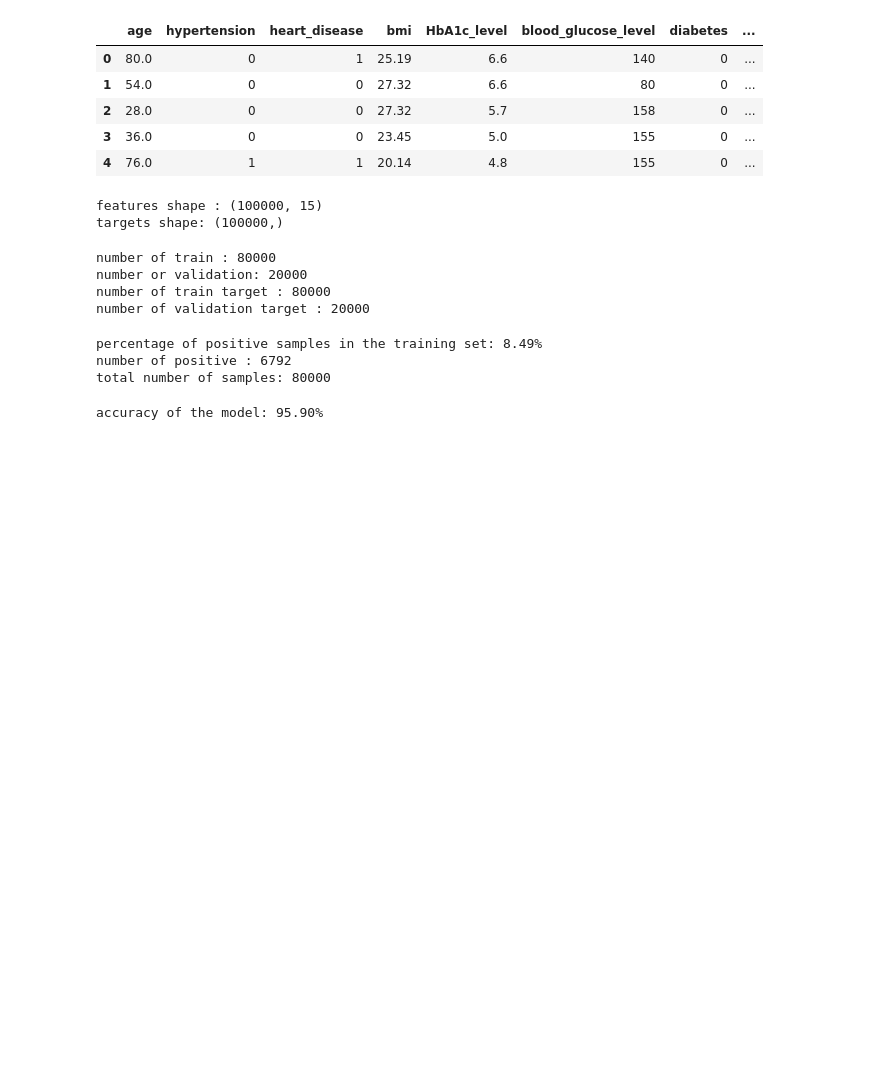
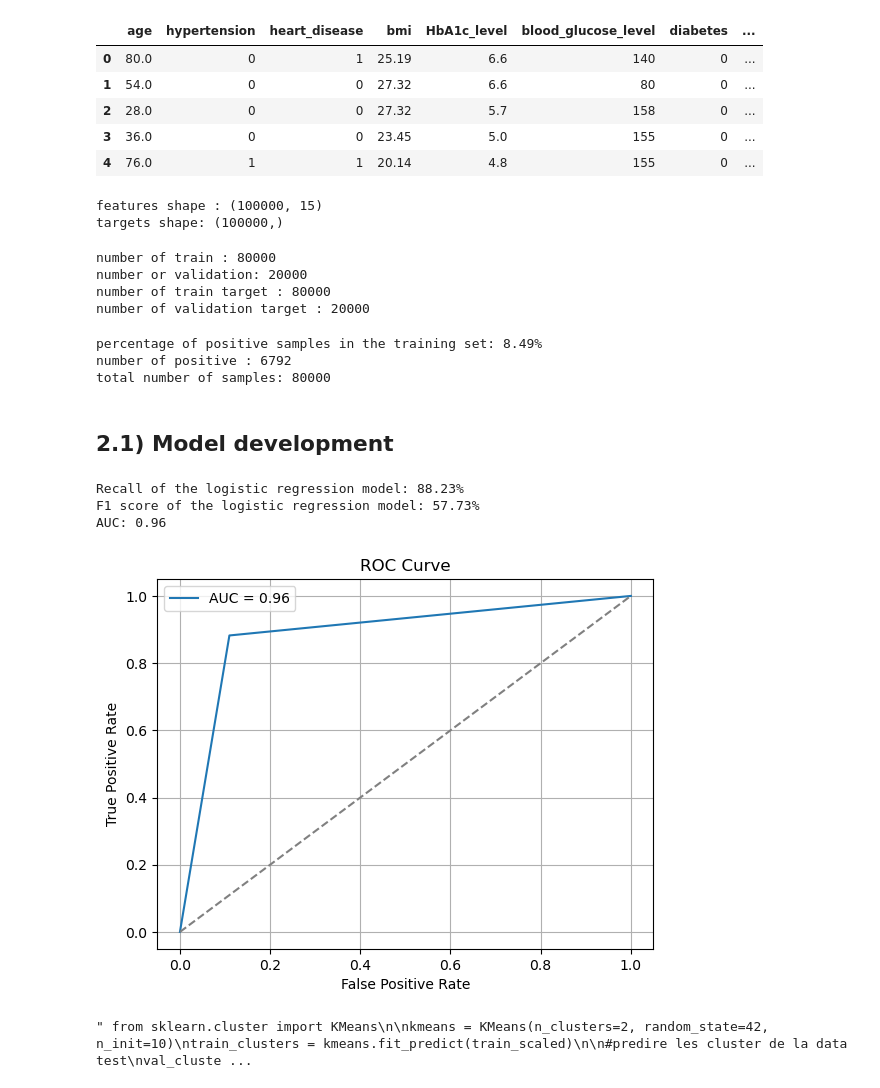
Before and after one commit to cmanell/diabetes_prediction, a Jupyter notebook: projet_ML_DL.ipynb, the cells around one changed output. Cells and saved outputs as stored; diff of their text form; code cells hidden in the pictures; blank space fills up the shorter version.

Commit message:
fix the first model and obtained 88.23% recall

```diff
--- a/projet_ML_DL.ipynb
+++ b/projet_ML_DL.ipynb
@@ -117,15 +148,15 @@ df_ohe.head()
 | 3 | 36.0 | 0 | 0 | 23.45 | 5.0 | 155 | 0 | ... |
 | 4 | 76.0 | 1 | 1 | 20.14 | 4.8 | 155 | 0 | ... |
 # %%
-# target and features
+# targets and features
 col_target = "diabetes"
 col_features = [c for c in df_ohe.columns if c != col_target]
 
 features = np.array(df_ohe[col_features], dtype="float16")
-target = np.array(df_ohe[col_target], dtype="uint8")
+targets = np.array(df_ohe[col_target], dtype="uint8")
 
 print(f"features shape : {features.shape}")
-print(f"targets shape: {target.shape}")
+print(f"targets shape: {targets.shape}")
 # %% [output]
 features shape : (100000, 15)
 targets shape: (100000,)
@@ -134,7 +163,7 @@ targets shape: (100000,)
 # %%
 # split the data into training and validation sets
 train, val, train_targets, val_targets = train_test_split(
-    features, target, test_size=0.2, random_state=42
+    features, targets, test_size=0.2, random_state=42
 )
 
 print(f"number of train : {train.shape[0]}")
@@ -162,12 +191,58 @@ total number of samples: 80000
 scaler = StandardScaler()
 train_scaled = scaler.fit_transform(train)
 val_scaled = scaler.transform(val)
+# %% [markdown]
+## 2.1) Model development
 # %%
+from sklearn.metrics import (accuracy_score, balanced_accuracy_score,
+                             precision_score, recall_score, f1_score,
+                             roc_curve, roc_auc_score, classification_report)
 # Logistic regression model
-model = LogisticRegression()
+model = LogisticRegression(max_iter=1000, class_weight='balanced', random_state=42)
 model.fit(train_scaled, train_targets)
-# evaluate the model
-accuracy = model.score(val_scaled, val_targets)
-print(f"accuracy of the model: {accuracy:.2%}")
+
+# Predictions
+val_preds = model.predict(val_scaled)
+val_probs = model.predict_proba(val_scaled)[:, 1]
+
+# Evaluate recall
+recall = recall_score(val_targets, val_preds)
+f1_score = f1_score(val_targets, val_preds)
+
+print(f"Recall of the logistic regression model: {recall:.2%}")
+print(f"F1 score of the logistic regression model: {f1_score:.2%}")
+
+print("AUC:", f"{roc_auc_score(val_targets, val_probs):.2f}")
 # %% [output]
-accuracy of the model: 95.90%
+Recall of the logistic regression model: 88.23%
+F1 score of the logistic regression model: 57.73%
+AUC: 0.96
+# %%
+'''
+Plot the ROC Curve
+'''
+fpr, tpr, thesholds = roc_curve(val_targets, val_preds)
+plt.plot(fpr, tpr, label=f"AUC = {roc_auc_score(val_targets, val_probs):.2f}")
+plt.plot([0, 1], [0, 1], linestyle='--', color='gray')
+plt.xlabel("False Positive Rate")
+plt.ylabel("True Positive Rate")
+plt.title("ROC Curve")
+plt.legend()
+plt.grid()
+plt.show()
+# %% [output]
+[figure, added]
+# %%
+""" from sklearn.cluster import KMeans
+
+kmeans = KMeans(n_clusters=2, random_state=42, n_init=10)
+train_clusters = kmeans.fit_predict(train_scaled)
+
+#predire les cluster de la data test
+val_clusters = kmeans.predict(val_scaled)
+
+#ajouter les labels des clusters
+val['Cluster'] = val_clusters
+train['Cluster'] = train_clusters """
+# %% [output]
+" from sklearn.cluster import KMeans\n\nkmeans = KMeans(n_clusters=2, random_state=42, n_init=10)\ntrain_clusters = kmeans.fit_predict(train_scaled)\n\n#predire les cluster de la data test\nval_cluste ...
```
Also changed, not shown: parts of 7 cells of this notebook, 1 other file.
